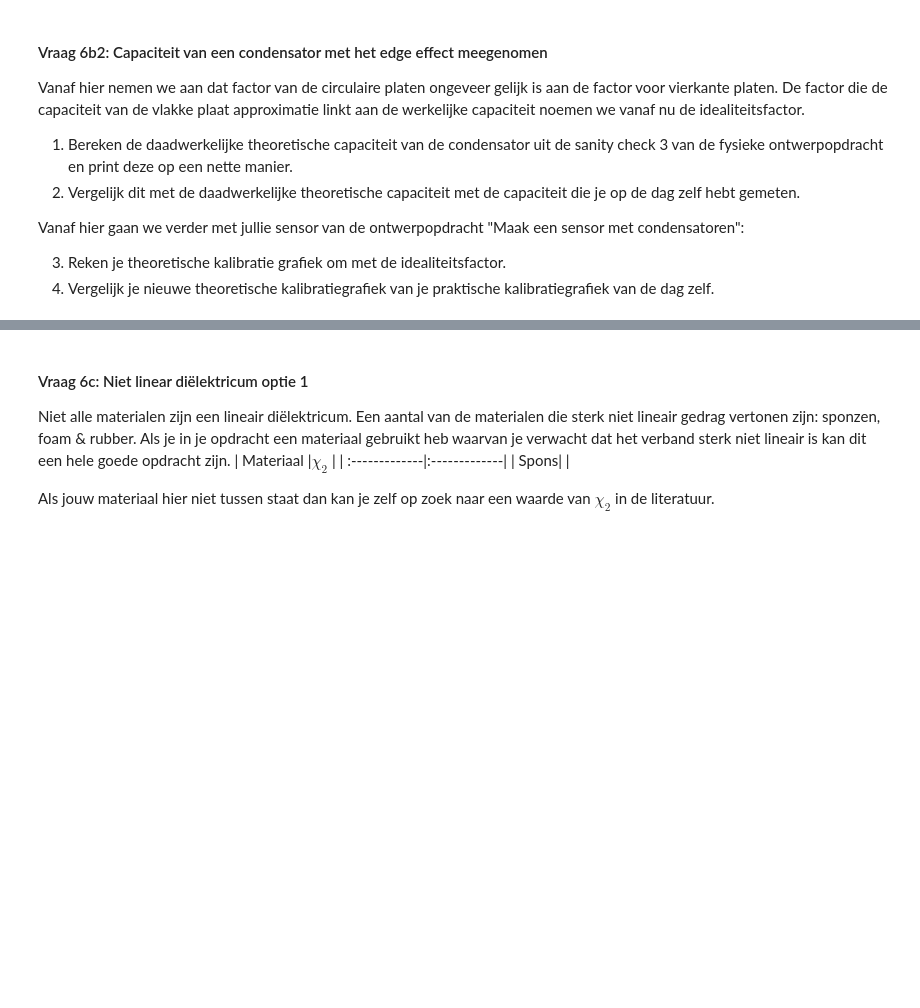
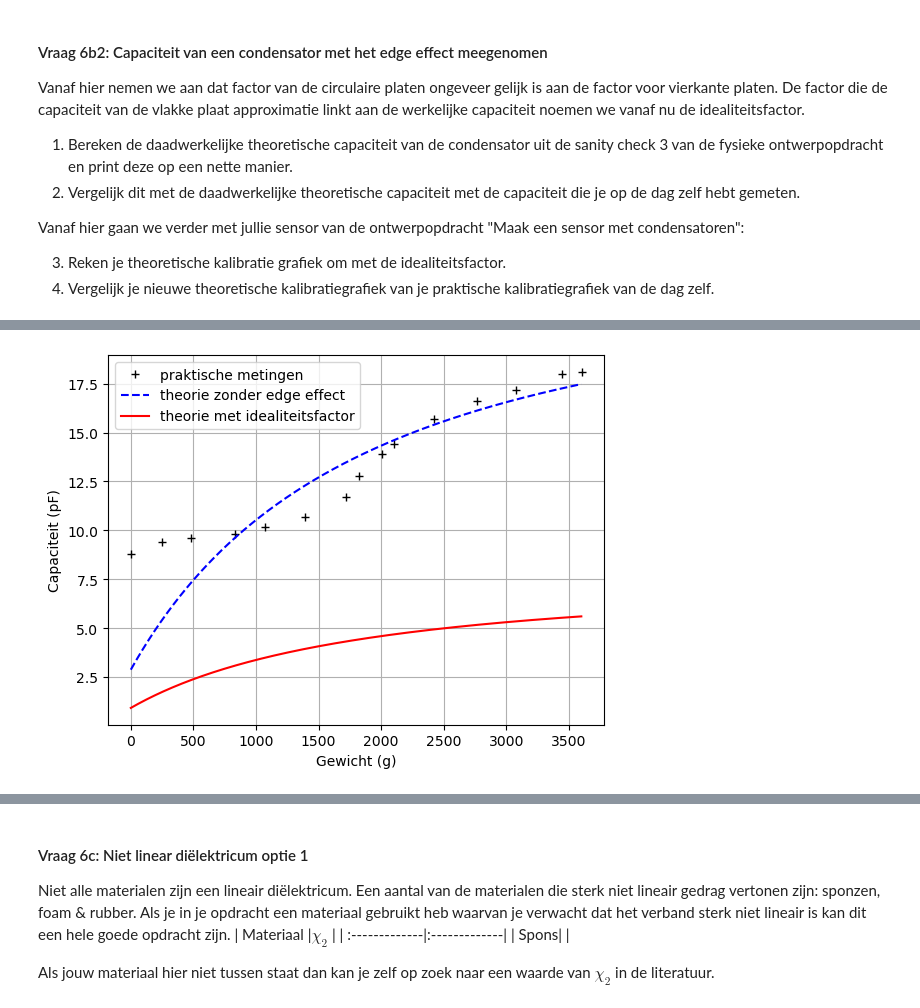
Before and after one commit to JensGroen/opdrachten-DEF-D, a Jupyter notebook: DigitaleOntwerpopdrachten/1CondensatorOpdracht/CondensatorOntwerpopdracht.ipynb, the cells around one changed output, grey strips where cells are left out. Cells and saved outputs as stored; diff of their text form; code cells hidden in the pictures; blank space fills up the shorter version.

```diff
--- a/DigitaleOntwerpopdrachten/1CondensatorOpdracht/CondensatorOntwerpopdracht.ipynb
+++ b/DigitaleOntwerpopdrachten/1CondensatorOpdracht/CondensatorOntwerpopdracht.ipynb
@@ -1338,7 +1364,99 @@ Vanaf hier gaan we verder met jullie sensor van de ontwerpopdracht "Maak een sen
 3. Reken je theoretische kalibratie grafiek om met de idealiteitsfactor.
 4. Vergelijk je nieuwe theoretische kalibratiegrafiek van je praktische kalibratiegrafiek van de dag zelf.
 # %%
-# Schrijf hier jouw code die de vlakke plaat capaciteit omschrijft naar de werkelijke capaciteit
+import numpy as np
+import matplotlib.pyplot as plt
+from scipy.optimize import curve_fit
 
-# def C_niet_ideaal(#relevante parameters):
-    # Jouw berekeningen
+# sanity check 3
+
+eps0 = 8.85418782e-12
+eps_r_karton = 1
+A_sanity = 0.10 * 0.10
+d_sanity = 1e-3
+C_gemeten_sanity = 28.38116387229778  # pF
+
+C_vlak_sanity = (eps_r_karton * eps0 * A_sanity / d_sanity) * 1e12  # pF
+idealiteitsfactor = C_gemeten_sanity / C_vlak_sanity
+
+print("Sanity check 3")
+print(f"Theorie vlakke plaat: {C_vlak_sanity:.3f} pF")
+print(f"Gemeten capaciteit:   {C_gemeten_sanity:.3f} pF")
+print(f"Idealiteitsfactor:    {idealiteitsfactor:.3f}")
+print(f"Afwijking vlakke plaat t.o.v. meting: {C_gemeten_sanity - C_vlak_sanity:.3f} pF")
+
+
+# praktische sensormetingen
+
+Marray = np.array([0,1075.6,830.4,1390.5,2103.8,2424.7,2762.7,
+                   3075.1,3443.7,3603.3,2005.6,1825.2,1717.3,
+                   477.5,249.2])
+
+Carray = np.array([8.8,10.15,9.8,10.7,14.4,15.7,16.6,17.2,
+                   18,18.1,13.9,12.8,11.7,9.6,9.4])
+
+
+# theoretisch model
+
+def veercapaciteit(m, a, b, c):
+    D_0 = 0.04
+    g = 9.81
+    eps_r = 1.3
+    A1 = 0.10 * 0.10
+    eps0 = 8.85418782e-12
+
+    m = m / 1000
+    F = m * g
+    k = a * (F - b)**2 + c
+    d = D_0 - (F / k)
+    C = (eps_r * eps0 * A1) / d
+
+    return C * 1e12
+
+# model met idealiteitsfactor
+def veercapaciteit_edge(m, a, b, c):
+    return idealiteitsfactor * veercapaciteit(m, a, b, c)
+
+p0 = [1e3, 10, 1e3]
+
+# fit oorspronkelijke theorie op de sensormetingen
+popt, pcov = curve_fit(
+    veercapaciteit,
+    Marray,
+    Carray,
+    p0=p0,
+    maxfev=20000
+)
+
+x_test = np.linspace(0, 3600, 1000)
+y_theorie = veercapaciteit(x_test, *popt)
+y_theorie_edge = veercapaciteit_edge(x_test, *popt)
+
+print("\nFitparameters")
+print("a =", popt[0])
+print("b =", popt[1])
+print("c =", popt[2])
+
+onzekerheid = np.sqrt(pcov[0,0])
+print("fitonzekerheid a:", onzekerheid)
+
+# vergelijking bij dikte spons = max
+C_theorie_bij_0 = veercapaciteit(0, *popt)
+C_theorie_edge_bij_0 = veercapaciteit_edge(0, *popt)
+C_praktijk_bij_0 = Carray[Marray == 0][0]
+
+print("\nVergelijking bij dikte spons = max")
+print(f"Praktische meting:             {C_praktijk_bij_0:.3f} pF")
+print(f"Theorie zonder edge effect:    {C_theorie_bij_0:.3f} pF")
+print(f"Theorie met idealiteitsfactor: {C_theorie_edge_bij_0:.3f} pF")
+
+# plot
+plt.plot(Marray, Carray, 'k+', label="praktische metingen")
+plt.plot(x_test, y_theorie, 'b--', label="theorie zonder edge effect")
+plt.plot(x_test, y_theorie_edge, 'r-', label="theorie met idealiteitsfactor")
+plt.ylabel("Capaciteit (pF)")
+plt.xlabel("Gewicht (g)")
+plt.grid(True)
+plt.legend()
+plt.show()
+# %% [output]
@@ -1345,3 +1479,4 @@ Vanaf hier gaan we verder met jullie sensor van de ontwerpopdracht "Maak een sen
+[figure, added]
 # %% [markdown]
 ##### Antwoorden 6b2
 
```
Also changed, not shown: parts of 20 cells of this notebook, 4 other files.
